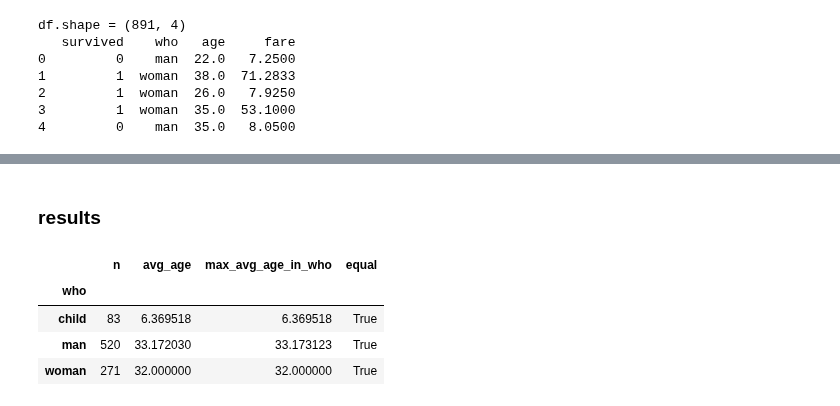
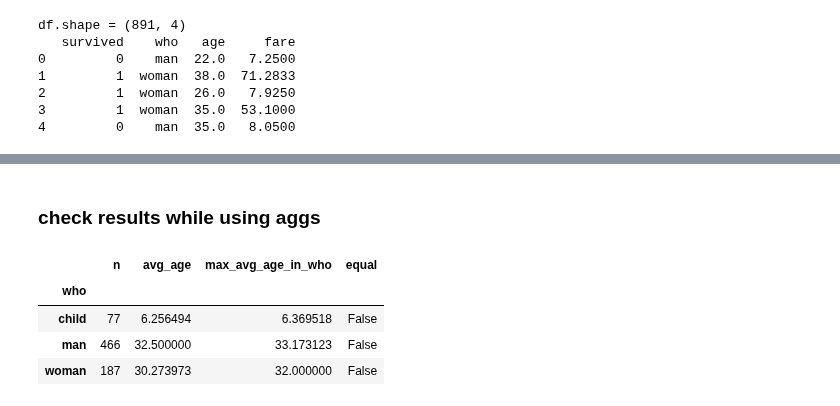
Before and after one commit to 0xdomyz/python_collection, a Jupyter notebook: data_related/pandas_related/intro/pd_analytics.ipynb, the cells around one changed output, grey strips where cells are left out. Saved outputs shown, nothing was run; the diff lists cells and outputs as text; code cells hidden in the pictures.

```diff
--- a/data_related/pandas_related/intro/pd_analytics.ipynb
+++ b/data_related/pandas_related/intro/pd_analytics.ipynb
@@ -71,6 +99,20 @@ df2["cumcount_in_who_by_fare"] = (
     )
     .reset_index(level=0, drop=True)
 )
+# %%
+def func(x: pd.DataFrame) -> pd.Series:
+    sorted_x = x.sort_values(["fare", "id"], na_position="last")
+    return pd.Series(
+        np.repeat(sorted_x.head(1)["age"].values, len(x)),
+        index=sorted_x.index,
+    )
+
+
+df2["age_of_lowest_fare_in_who"] = (
+    df2.groupby(["who"], dropna=False)
+    .apply(func, include_groups=False)
+    .reset_index(level=0, drop=True)
+)
 # %%
 src_col = "fare"
 col = "fare_bin"
@@ -84,8 +126,10 @@ df2.loc[lambda x: x[src_col] >= 100, col] = "[100,Inf)"
 # %%
 import scipy.stats as stats
 
+np.random.seed(42)
+
 df2["fare_adj"] = np.clip(
-    df2["fare"] + stats.norm.rvs(loc=0, scale=1, size=len(df2.index)),
+    df2["fare"] + stats.norm.rvs(loc=2, scale=5, size=len(df2.index)),
     a_min=0,
     a_max=None,
 )
@@ -93,7 +137,7 @@ df2["fare_adj"] = np.clip(
 df2["fare_adj_bin"] = make_bins(df2, "fare_adj", bins=[0, 10, 20, 30, 100])
 # %%
 df2 = df2.loc[
-    lambda x: x["fare"] > 5,
+    lambda x: x["fare"] < 50,
     [
         "id",
         "who",
@@ -104,5 +148,6 @@ df2 = df2.loc[
         "fare_adj_bin",
         "avg_age_in_who",
         "cumcount_in_who_by_fare",
+        "age_of_lowest_fare_in_who",
     ],
 ]
@@ -165,19 +217,21 @@ print(df2.head().to_string())
 # %% [markdown]
-### results
+### check results while using aggs
 # %%
 df2.groupby(["who"], dropna=False).agg(
     **{
         "n": ("who", "size"),
         "avg_age": ("age", "mean"),
         "max_avg_age_in_who": ("avg_age_in_who", "max"),
     }
 ).assign(
-    equal = lambda x: np.where(np.abs(x["avg_age"] - x["max_avg_age_in_who"]) < 0.01, True, False)
+    equal=lambda x: np.where(
+        np.abs(x["avg_age"] - x["max_avg_age_in_who"]) < 0.01, True, False
+    )
 )
 # %% [output]
 |  | n | avg_age | max_avg_age_in_who | equal |
 | who |  |  |  |  |
-| child | 83 | 6.369518 | 6.369518 | True |
-| man | 520 | 33.172030 | 33.173123 | True |
-| woman | 271 | 32.000000 | 32.000000 | True |
+| child | 77 | 6.256494 | 6.369518 | False |
+| man | 466 | 32.500000 | 33.173123 | False |
+| woman | 187 | 30.273973 | 32.000000 | False |
 # %%
```
Also changed, not shown: parts of 11 cells of this notebook.
